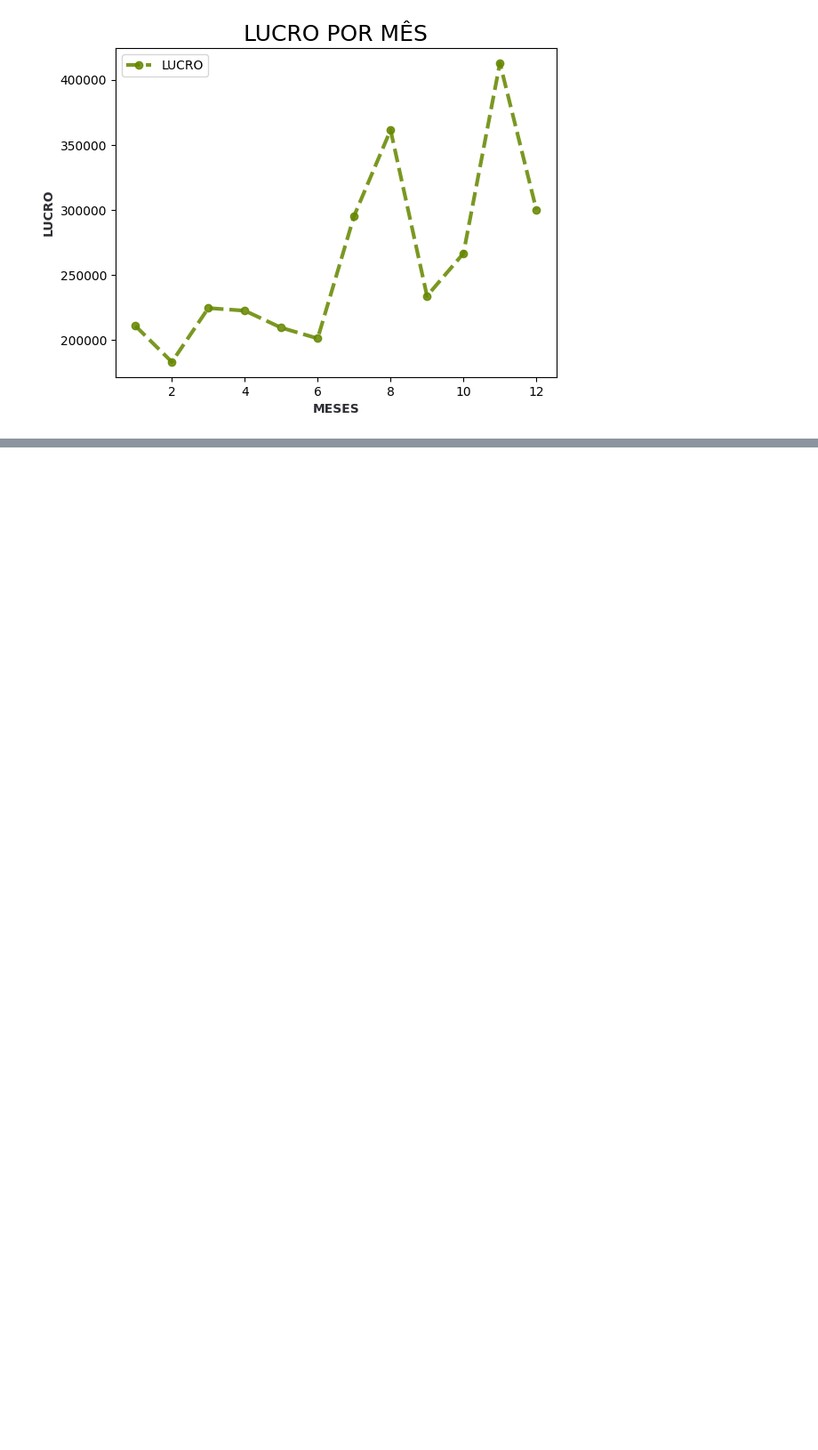
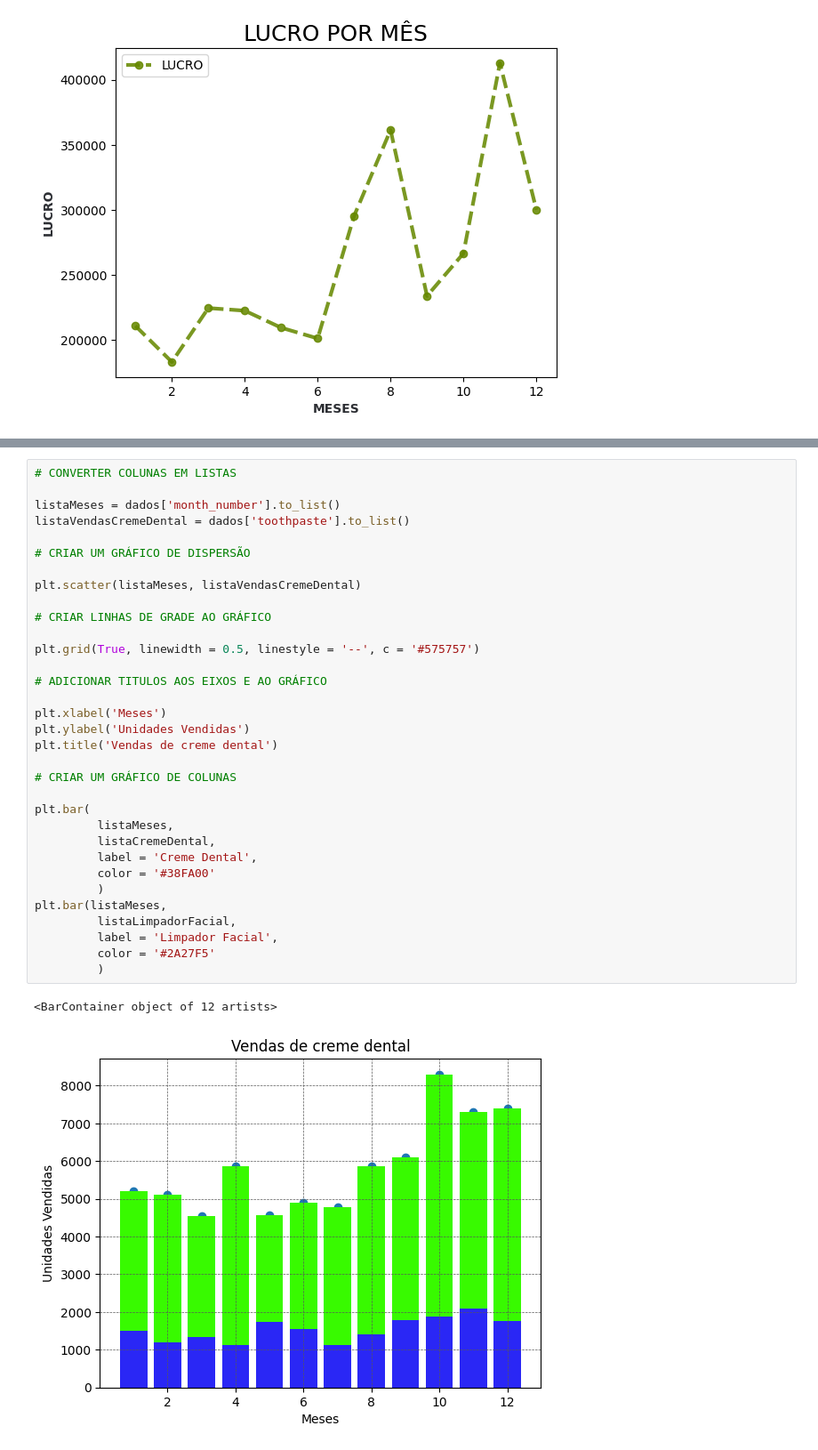
Before and after one commit to Adriano10Lacerda/fundamentos-big-data-SENAI-python, a Jupyter notebook: Exercicio 9 -1.ipynb, the cells around one changed output, grey strips where cells are left out. Shown at 89% size. Saved outputs shown, nothing was run; the diff lists cells and outputs as text; blank space fills up the shorter version.

```diff
--- a/Exercicio 9 -1.ipynb
+++ b/Exercicio 9 -1.ipynb
@@ -64,0 +143,36 @@ plt.savefig('../arquivos/graficos-imagens/grafico1.png')
+# %%
+# CONVERTER COLUNAS EM LISTAS
+
+listaMeses = dados['month_number'].to_list()
+listaVendasCremeDental = dados['toothpaste'].to_list()
+
+# CRIAR UM GRÁFICO DE DISPERSÃO
+
+plt.scatter(listaMeses, listaVendasCremeDental)
+
+# CRIAR LINHAS DE GRADE AO GRÁFICO
+
+plt.grid(True, linewidth = 0.5, linestyle = '--', c = '#575757')
+
+# ADICIONAR TITULOS AOS EIXOS E AO GRÁFICO
+
+plt.xlabel('Meses')
+plt.ylabel('Unidades Vendidas')
+plt.title('Vendas de creme dental')
+
+# CRIAR UM GRÁFICO DE COLUNAS
+
+plt.bar(
+         listaMeses,
+         listaCremeDental,
+         label = 'Creme Dental',
+         color = '#38FA00'
+         )
+plt.bar(listaMeses,
+         listaLimpadorFacial,
+         label = 'Limpador Facial',
+         color = '#2A27F5'
+         )
+# %% [output]
+<BarContainer object of 12 artists>
+[figure, added]
```
Also changed, not shown: parts of 2 cells of this notebook.
